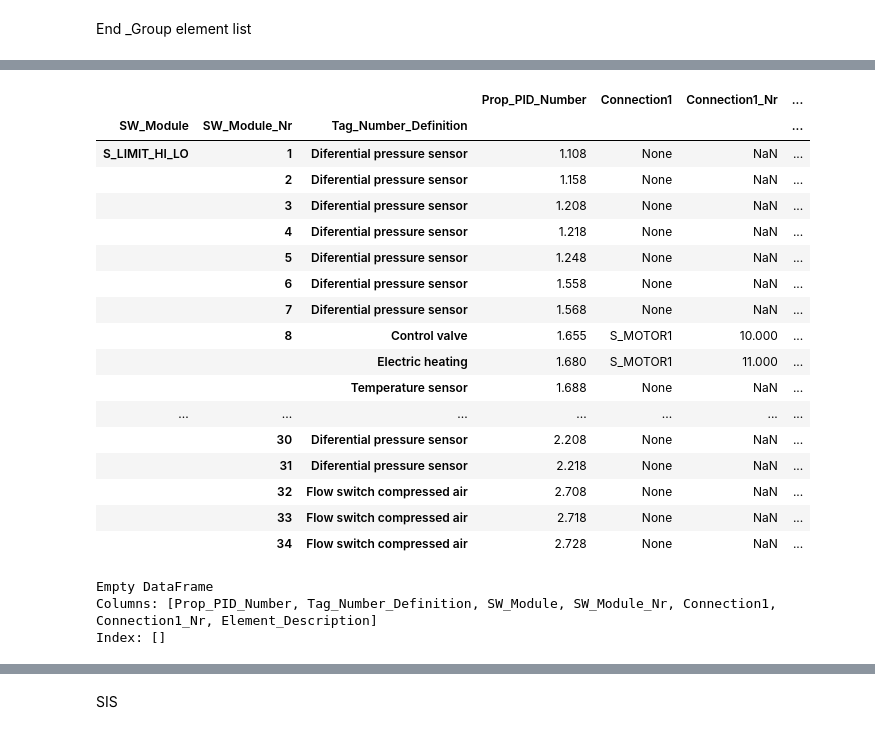
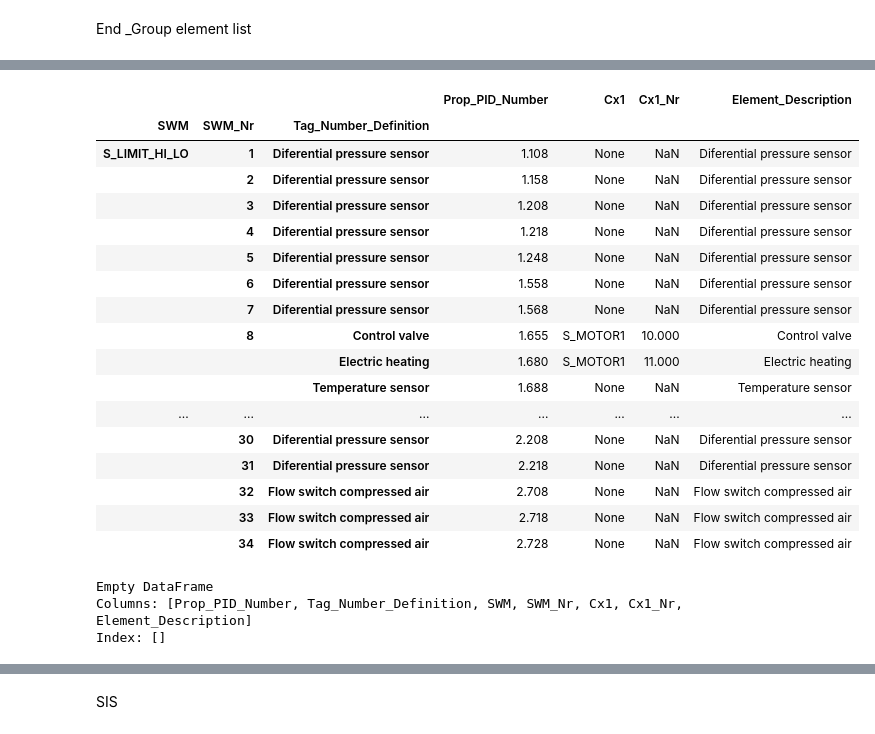
Before and after one commit to emartinskan/epic, a Jupyter notebook: epic.ipynb, the cells around one changed output, grey strips where cells are left out. Cells and saved outputs as stored; diff of their text form; code cells hidden in the pictures.

```diff
--- a/epic.ipynb
+++ b/epic.ipynb
@@ -193,9 +183,9 @@ if debug_mode:
 +-----+-------------------+-----------------------------------+--------------------------------------+
 # %%
 #Add columns
-#element_list_sw_modules = ['SWM','SWMNr','Cx1','Cx1Nr','Cx1','Cx1Nr', 'Cx1','Cx1Nr','Cx1','Cx1Nr','Element_Description']
-element_list_sw_modules = ['SW_Module','SW_Module_Nr','Connection1','Connection1_Nr','Connection2','Connection2_Nr', 'Connection3','Connection3_Nr','Connection4','Connection4_Nr','Element_Description']
-element_list = element_list.assign(**dict.fromkeys(element_list_sw_modules))
+#element_list_SWMs = ['SWM','SWMNr','Cx1','Cx1Nr','Cx1','Cx1Nr', 'Cx1','Cx1Nr','Cx1','Cx1Nr','Element_Description']
+element_list_SWMs = ['SWM','SWM_Nr','Cx1','Cx1_Nr','Cx2','Cx2_Nr', 'Cx3','Cx3_Nr','Cx4','Cx4_Nr','Element_Description']
+element_list = element_list.assign(**dict.fromkeys(element_list_SWMs))
 # %% [markdown]
 Add elements that has two software main modules, as 1.825 Leak valve (motor,reg.limit) and 1.825 Leak (leak, limit)
 SIS module and gasket are now possible to configure
@@ -685,44 +699,44 @@ for items in element_list.index:
         #Drive
         case ['M', 'SC', 'TSA+', 'V']:
             #Limit hi lo conn3
-            element_list.at[items, 'Connection3'] = SOFTWARE_MODE_DEFINITION["S_LIMIT_HI_LO"]
+            element_list.at[items, 'Cx3'] = SOFTWARE_MODE_DEFINITION["S_LIMIT_HI_LO"]
 
             #If element is 1.150, get info from 1.840, 2.150 get info from 2.840
             y840 = str("%.3f" % element_list.Prop_PID_Number[items])
             y840 = float(y840[0] + '.840')
-            element_list.Connection3_Nr[items] = element_list[element_list['Prop_PID_Number'] == y840].iloc[0]['SW_Module_Nr']
+            element_list.Cx3_Nr[items] = element_list[element_list['Prop_PID_Number'] == y840].iloc[0]['SWM_Nr']
             #or
-            #element_list.at[items, 'Connection3_Nr'] = element_list[element_list['Prop_PID_Number'] == y840].iloc[0]['SW_Module_Nr']
+            #element_list.at[items, 'Cx3_Nr'] = element_list[element_list['Prop_PID_Number'] == y840].iloc[0]['SWM_Nr']
 
             #Y.840 #only when PID is index
-            #element_list.at[items, 'Connection3_Nr'] = (element_list.at[y840, 'SW_Module_Nr'])
+            #element_list.at[items, 'Cx3_Nr'] = (element_list.at[y840, 'SWM_Nr'])
 
 
         #1.655 [H, M, NC] Control valve (Cool water control)
         case ['H', 'M', 'NC']:
-            #element_list.at[items, 'Connection2'] = SOFTWARE_MODE_DEFINITION["S_LIMIT_HI_LO"]
+            #element_list.at[items, 'Cx2'] = SOFTWARE_MODE_DEFINITION["S_LIMIT_HI_LO"]
             #limit_hi_lo = limit_hi_lo + 1
             y688 = str("%.3f" % element_list.Prop_PID_Number[items])
             y688 = float(y688[0] + '.688')
-            element_list.Connection2_Nr[items] = element_list[element_list['Prop_PID_Number'] == y688].iloc[0]['SW_Module_Nr']
+            element_list.Cx2_Nr[items] = element_list[element_list['Prop_PID_Number'] == y688].iloc[0]['SWM_Nr']
 
 
         #1.680 [D, EC, TSA+]  Electric heating
         case ['EC', 'TSA+']:
-            #element_list.at[items, 'Connection2'] = SOFTWARE_MODE_DEFINITION["S_LIMIT_HI_LO"]
+            #element_list.at[items, 'Cx2'] = SOFTWARE_MODE_DEFINITION["S_LIMIT_HI_LO"]
             y688 = str("%.3f" % element_list.Prop_PID_Number[items])
             y688 = float(y688[0] + '.688')
-            element_list.Connection2_Nr[items] = element_list[element_list['Prop_PID_Number'] == y688].iloc[0]['SW_Module_Nr']
+            element_list.Cx2_Nr[items] = element_list[element_list['Prop_PID_Number'] == y688].iloc[0]['SWM_Nr']
 
 
         case 'AHU01':
-            element_list.at[items, 'Connection1_Nr'] = element_list[element_list['Prop_PID_Number'] == 1.800].iloc[0]['SW_Module_Nr']
-            element_list.at[items, 'Connection2_Nr'] = element_list[element_list['Prop_PID_Number'] == 1.655].iloc[0]['Connection1_Nr']
-            element_list.at[items, 'Connection3_Nr'] = element_list[element_list['Prop_PID_Number'] == 1.680].iloc[0]['Connection1_Nr']
+            element_list.at[items, 'Cx1_Nr'] = element_list[element_list['Prop_PID_Number'] == 1.800].iloc[0]['SWM_Nr']
+            element_list.at[items, 'Cx2_Nr'] = element_list[element_list['Prop_PID_Number'] == 1.655].iloc[0]['Cx1_Nr']
+            element_list.at[items, 'Cx3_Nr'] = element_list[element_list['Prop_PID_Number'] == 1.680].iloc[0]['Cx1_Nr']
 
 
         case 'LEAK':
-            element_list.at[items, 'Connection1_Nr'] = element_list[element_list['Prop_PID_Number'] == 1.840].iloc[0]['SW_Module_Nr']
+            element_list.at[items, 'Cx1_Nr'] = element_list[element_list['Prop_PID_Number'] == 1.840].iloc[0]['SWM_Nr']
 # %%
 if debug_mode:
     print(tabulate(element_list, headers = 'keys', tablefmt = 'psql'))
@@ -761,9 +775,9 @@ writer.close()
 # %% [markdown]
 Init group element list
 # %%
-#Create a new dataframe, group elements by binaries paar, later group by SW_modules, SIS, Gasket, etc...
+#Create a new dataframe, group elements by binaries paar, later group by SWMs, SIS, Gasket, etc...
 group_element_list = pd.DataFrame()
-group_element_list = pd.DataFrame(columns=['Prop_PID_Number','Tag_Number_Definition','SW_Module','SW_Module_Nr','Connection1','Connection1_Nr'])
+group_element_list = pd.DataFrame(columns=['Prop_PID_Number','Tag_Number_Definition','SWM','SWM_Nr','Cx1','Cx1_Nr'])
 if debug_mode: print(group_element_list)
 # %% [output]
 Empty DataFrame
@@ -1243,8 +1257,8 @@ if debug_mode:
 group_element_list['Element_Description'] = group_element_list['Tag_Number_Definition']
 # %%
 #Delete unneccessary columns
-#group_element_list = group_element_list.drop(['Prop_PID_Element','Connection2','Connection2_Nr','Connection3','Connection3_Nr','Connection4','Connection4_Nr'], axis=1)
-group_element_list = group_element_list.drop(['Prop_PID_Element','Connection2','Connection2_Nr','Connection3','Connection3_Nr','Connection4','Connection4_Nr'], axis=1)
+#group_element_list = group_element_list.drop(['Prop_PID_Element','Cx2','Cx2_Nr','Cx3','Cx3_Nr','Cx4','Cx4_Nr'], axis=1)
+group_element_list = group_element_list.drop(['Prop_PID_Element','Cx2','Cx2_Nr','Cx3','Cx3_Nr','Cx4','Cx4_Nr'], axis=1)
 # %%
 if debug_mode: print(tabulate(element_list, headers = 'keys', tablefmt = 'psql'))
 # %% [output]
@@ -1414,34 +1428,34 @@ glimit_switch.first()
 # %%
-element_list_limit_hi_lo = group_element_list[group_element_list['SW_Module'] == 'S_LIMIT_HI_LO']
-glimit_hi_lo = element_list_limit_hi_lo.groupby(['SW_Module','SW_Module_Nr','Tag_Number_Definition'])
+element_list_limit_hi_lo = group_element_list[group_element_list['SWM'] == 'S_LIMIT_HI_LO']
+glimit_hi_lo = element_list_limit_hi_lo.groupby(['SWM','SWM_Nr','Tag_Number_Definition'])
 glimit_hi_lo.first()
 #print(element_list_limit_hi_lo.to_string())
 #element_list_limit_hi_lo.count()
 # %% [output]
-|  |  |  | Prop_PID_Number | Connection1 | Connection1_Nr | ... |
-| SW_Module | SW_Module_Nr | Tag_Number_Definition |  |  |  | ... |
-| S_LIMIT_HI_LO | 1 | Diferential pressure sensor | 1.108 | None | NaN | ... |
-|  | 2 | Diferential pressure sensor | 1.158 | None | NaN | ... |
-|  | 3 | Diferential pressure sensor | 1.208 | None | NaN | ... |
-|  | 4 | Diferential pressure sensor | 1.218 | None | NaN | ... |
-|  | 5 | Diferential pressure sensor | 1.248 | None | NaN | ... |
-|  | 6 | Diferential pressure sensor | 1.558 | None | NaN | ... |
-|  | 7 | Diferential pressure sensor | 1.568 | None | NaN | ... |
-|  | 8 | Control valve | 1.655 | S_MOTOR1 | 10.000 | ... |
-|  |  | Electric heating | 1.680 | S_MOTOR1 | 11.000 | ... |
-|  |  | Temperature sensor | 1.688 | None | NaN | ... |
+|  |  |  | Prop_PID_Number | Cx1 | Cx1_Nr | Element_Description |
+| SWM | SWM_Nr | Tag_Number_Definition |  |  |  |  |
+| S_LIMIT_HI_LO | 1 | Diferential pressure sensor | 1.108 | None | NaN | Diferential pressure sensor |
+|  | 2 | Diferential pressure sensor | 1.158 | None | NaN | Diferential pressure sensor |
+|  | 3 | Diferential pressure sensor | 1.208 | None | NaN | Diferential pressure sensor |
+|  | 4 | Diferential pressure sensor | 1.218 | None | NaN | Diferential pressure sensor |
+|  | 5 | Diferential pressure sensor | 1.248 | None | NaN | Diferential pressure sensor |
+|  | 6 | Diferential pressure sensor | 1.558 | None | NaN | Diferential pressure sensor |
+|  | 7 | Diferential pressure sensor | 1.568 | None | NaN | Diferential pressure sensor |
+|  | 8 | Control valve | 1.655 | S_MOTOR1 | 10.000 | Control valve |
+|  |  | Electric heating | 1.680 | S_MOTOR1 | 11.000 | Electric heating |
+|  |  | Temperature sensor | 1.688 | None | NaN | Temperature sensor |
 | ... | ... | ... | ... | ... | ... | ... |
-|  | 30 | Diferential pressure sensor | 2.208 | None | NaN | ... |
-|  | 31 | Diferential pressure sensor | 2.218 | None | NaN | ... |
-|  | 32 | Flow switch compressed air | 2.708 | None | NaN | ... |
-|  | 33 | Flow switch compressed air | 2.718 | None | NaN | ... |
-|  | 34 | Flow switch compressed air | 2.728 | None | NaN | ... |
+|  | 30 | Diferential pressure sensor | 2.208 | None | NaN | Diferential pressure sensor |
+|  | 31 | Diferential pressure sensor | 2.218 | None | NaN | Diferential pressure sensor |
+|  | 32 | Flow switch compressed air | 2.708 | None | NaN | Flow switch compressed air |
+|  | 33 | Flow switch compressed air | 2.718 | None | NaN | Flow switch compressed air |
+|  | 34 | Flow switch compressed air | 2.728 | None | NaN | Flow switch compressed air |
 # %%
-element_list_leak = group_element_list[group_element_list['SW_Module'] == 'S_LEAK']
+element_list_leak = group_element_list[group_element_list['SWM'] == 'S_LEAK']
 print(element_list_leak.to_string())
 # %% [output]
 Empty DataFrame
-Columns: [Prop_PID_Number, Tag_Number_Definition, SW_Module, SW_Module_Nr, Connection1, Connection1_Nr, Element_Description]
+Columns: [Prop_PID_Number, Tag_Number_Definition, SWM, SWM_Nr, Cx1, Cx1_Nr, Element_Description]
 Index: []
 # %%
 #Particle counter modbus tcp
```
Also changed, not shown: parts of 27 cells of this notebook.
